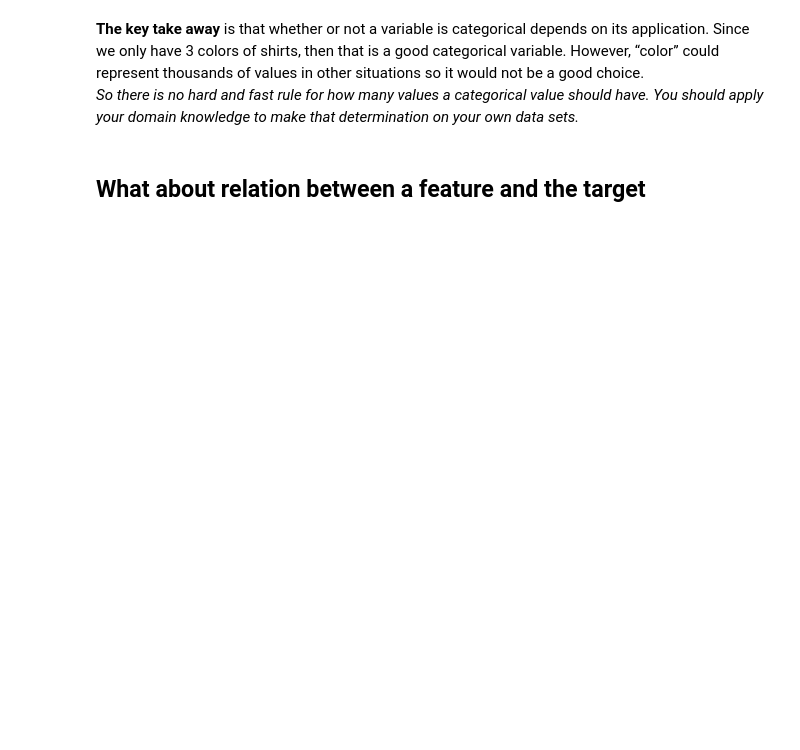
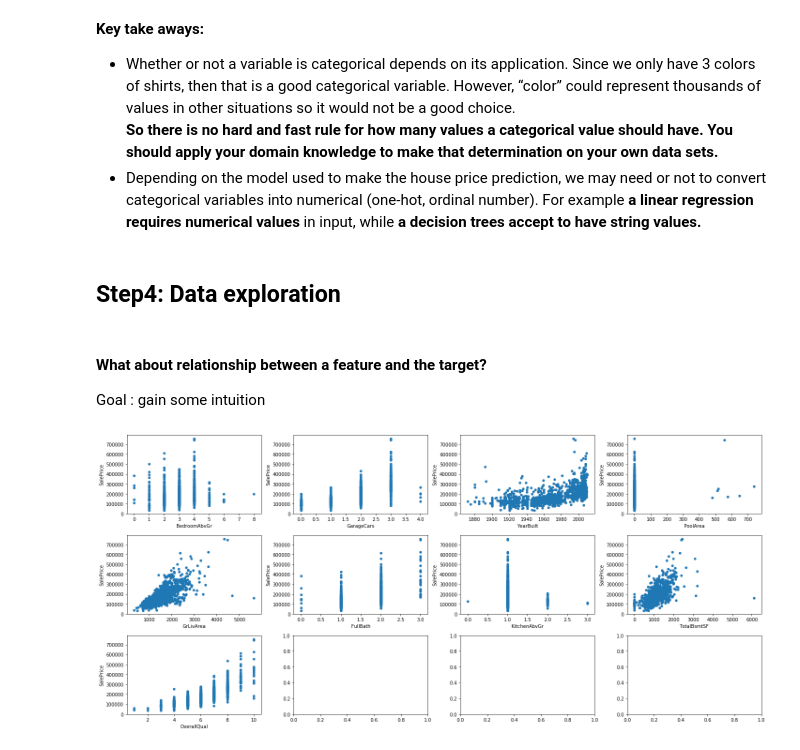
Before and after one commit to sirineBS/DataScience-Funda, a Jupyter notebook: DS-funda-lab1/Lab1-House-prediction-data-prep.ipynb, the cells around one changed output. Drawn from its saved outputs; the diff is of its cells as text; code cells hidden in the pictures; blank space fills up the shorter version.

```diff
--- a/DS-funda-lab1/Lab1-House-prediction-data-prep.ipynb
+++ b/DS-funda-lab1/Lab1-House-prediction-data-prep.ipynb
@@ -181,6 +196,34 @@ for c in ['KitchenAbvGr', 'FullBath' , 'PoolArea', 'GarageCars']:
 # %% [output]
 [interactive output not drawn]
 # %% [markdown]
-**The key take away** is that whether or not a variable is categorical depends on its application. Since we only have 3 colors of shirts, then that is a good categorical variable. However, “color” could represent thousands of values in other situations so it would not be a good choice.<br> *So there is no hard and fast rule for how many values a categorical value should have. You should apply your domain knowledge to make that determination on your own data sets.*
+**Key take aways:** </br>
+- Whether or not a variable is categorical depends on its application. Since we only have 3 colors of shirts, then that is a good categorical variable. However, “color” could represent thousands of values in other situations so it would not be a good choice.<br> **So there is no hard and fast rule for how many values a categorical value should have. You should apply your domain knowledge to make that determination on your own data sets.**
+- Depending on the model used to make the house price prediction, we may need or not to convert categorical variables into numerical (one-hot, ordinal number). For example **a linear regression requires numerical values** in input, while **a decision trees accept to have string values.**
+# %% [markdown]
+## Step4: Data exploration
 # %% [markdown]
-## What about relation between a feature and the target
+#### What about relationship between a feature and the target?
+Goal : gain some intuition
+# %%
+# continuous
+def plot_scatter(data, continuous_features_sample, target_col):
+  k = len(data[continuous_features_sample].columns)
+  n = 4
+  m = (k - 1) // n + 1
+  fig, axes = plt.subplots(m, n, figsize=(n * 5, m * 3))
+  for i, (name, col) in enumerate(data[continuous_features_sample].iteritems()):
+      r, c = i // n, i % n
+      ax = axes[r, c]
+      col.hist(ax=ax)
+      data_ = pd.concat([data[target_col], col], axis=1)
+      ax2 = data_.plot.scatter(x=name, y=target_col, ax=ax)
+      ax2.set_ylim(0)
+
+  fig.tight_layout()
+
+column_subset_cont = random.sample(range(0, len(continuous_features)),  len(continuous_features))
+continuous_features_sample = [continuous_features[i] for i in column_subset_cont]
+
+plot_scatter(data_cleaned, continuous_features_sample, target_col)
+# %% [output]
+[figure, added]
```
Also changed, not shown: parts of 53 cells of this notebook, 2 other files.
